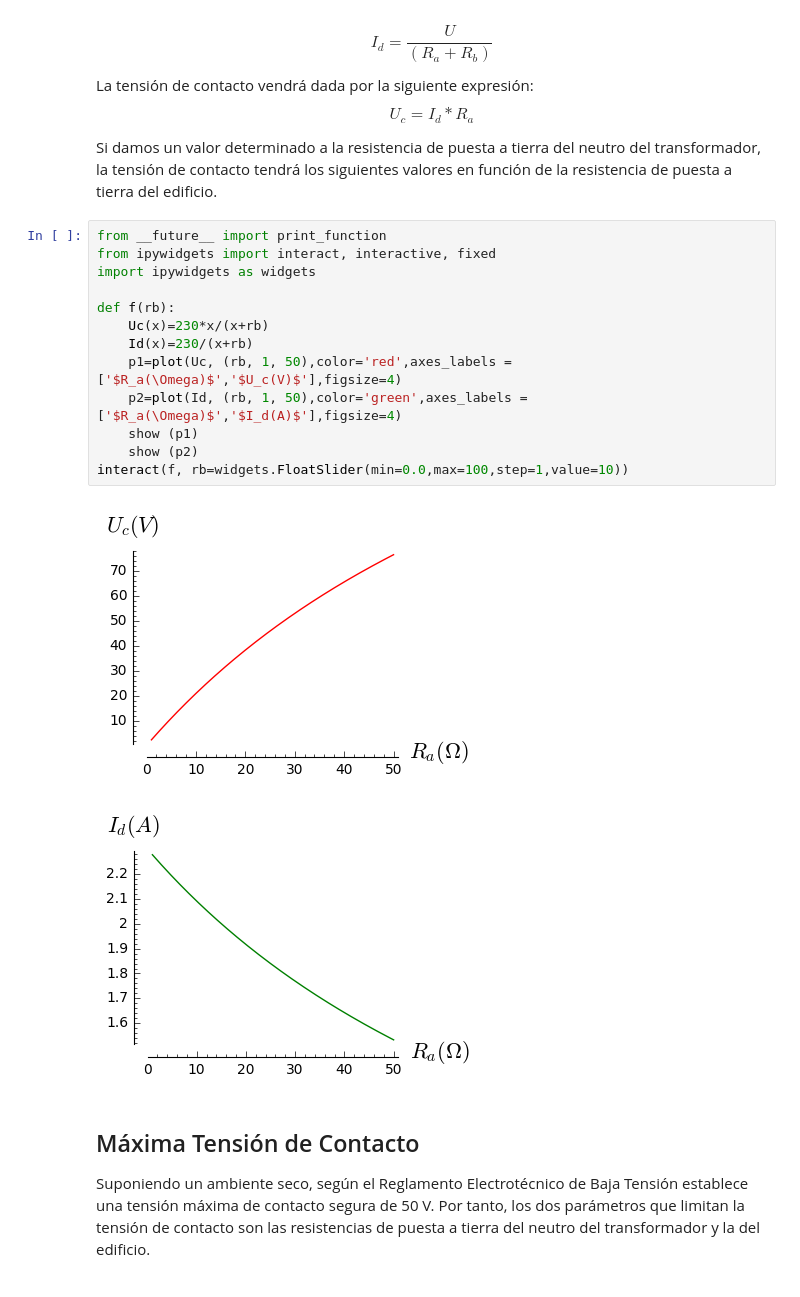
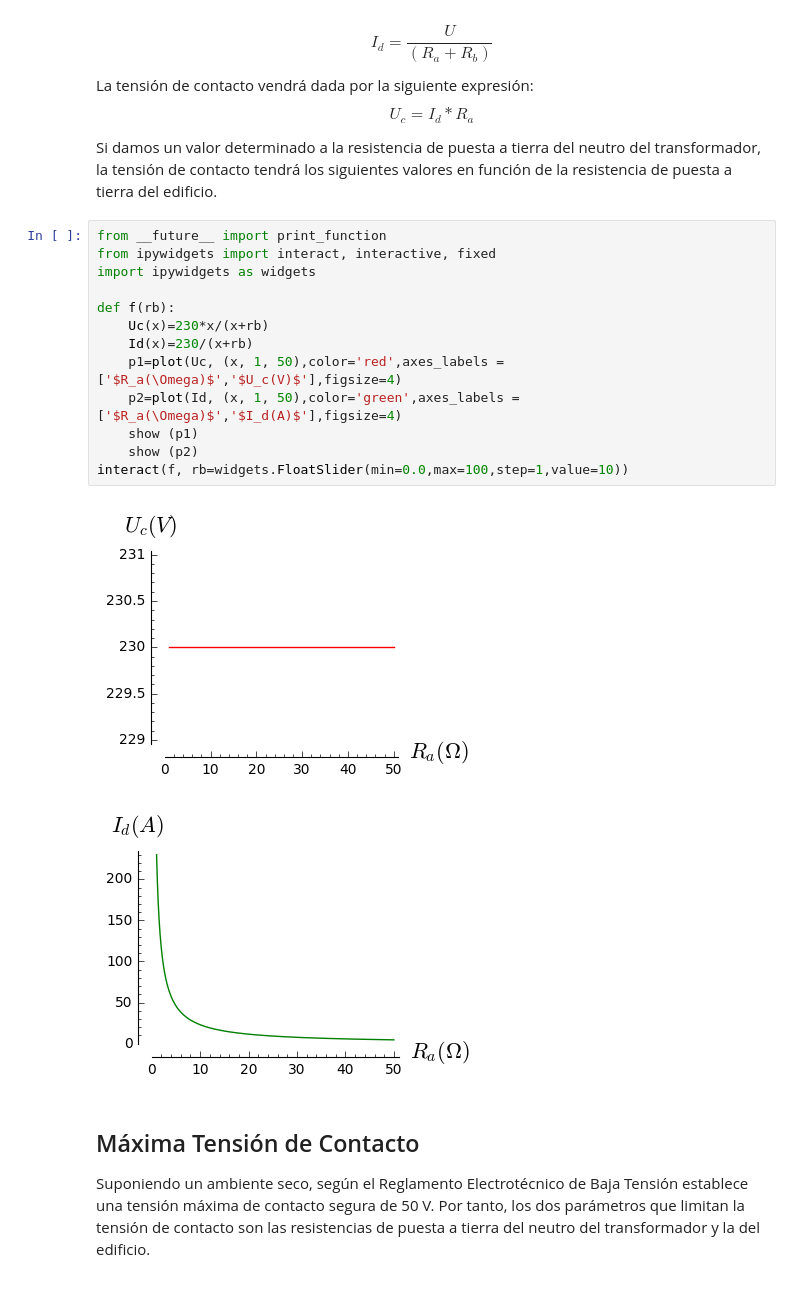
Before and after one commit to BestiaParda/InstalacionElectrica, a Jupyter notebook: TierraEdificioViviendas (1).ipynb, the cells around one changed output. Saved outputs shown, nothing was run; the diff lists cells and outputs as text.

```diff
--- a/TierraEdificioViviendas (1).ipynb
+++ b/TierraEdificioViviendas (1).ipynb
@@ -31,19 +31,19 @@ Si damos un valor determinado a la resistencia de puesta a tierra del neutro del
 # %%
 from __future__ import print_function
 from ipywidgets import interact, interactive, fixed
 import ipywidgets as widgets
 
 def f(rb):
     Uc(x)=230*x/(x+rb)
     Id(x)=230/(x+rb)
-    p1=plot(Uc, (rb, 1, 50),color='red',axes_labels =['$R_a(\Omega)$','$U_c(V)$'],figsize=4)
-    p2=plot(Id, (rb, 1, 50),color='green',axes_labels =['$R_a(\Omega)$','$I_d(A)$'],figsize=4)
+    p1=plot(Uc, (x, 1, 50),color='red',axes_labels =['$R_a(\Omega)$','$U_c(V)$'],figsize=4)
+    p2=plot(Id, (x, 1, 50),color='green',axes_labels =['$R_a(\Omega)$','$I_d(A)$'],figsize=4)
     show (p1)
     show (p2)
 interact(f, rb=widgets.FloatSlider(min=0.0,max=100,step=1,value=10))
 # %% [output]
-[figure, old version]
+[figure, new version]
-[figure, old version]
+[figure, new version]
 # %% [markdown]
 ## Máxima Tensión de Contacto
 Suponiendo un ambiente seco, según el Reglamento Electrotécnico de Baja Tensión establece una tensión máxima de contacto segura de 50 V.
```
